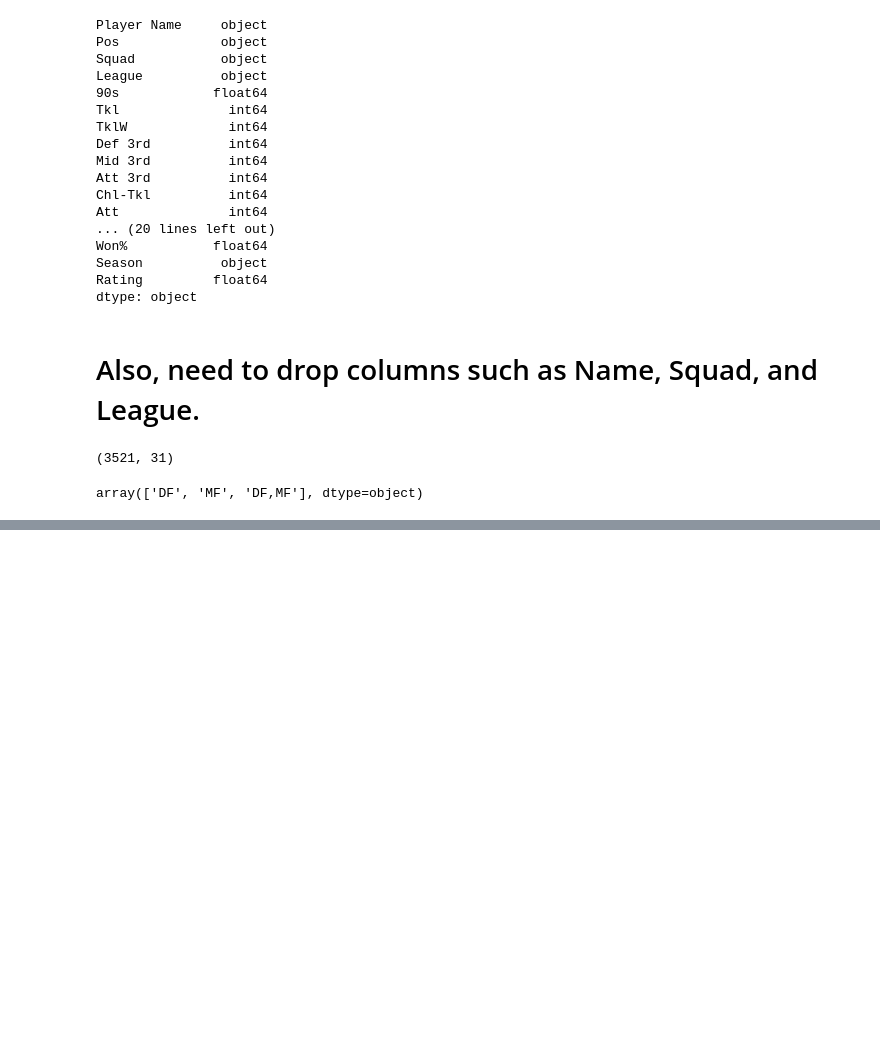
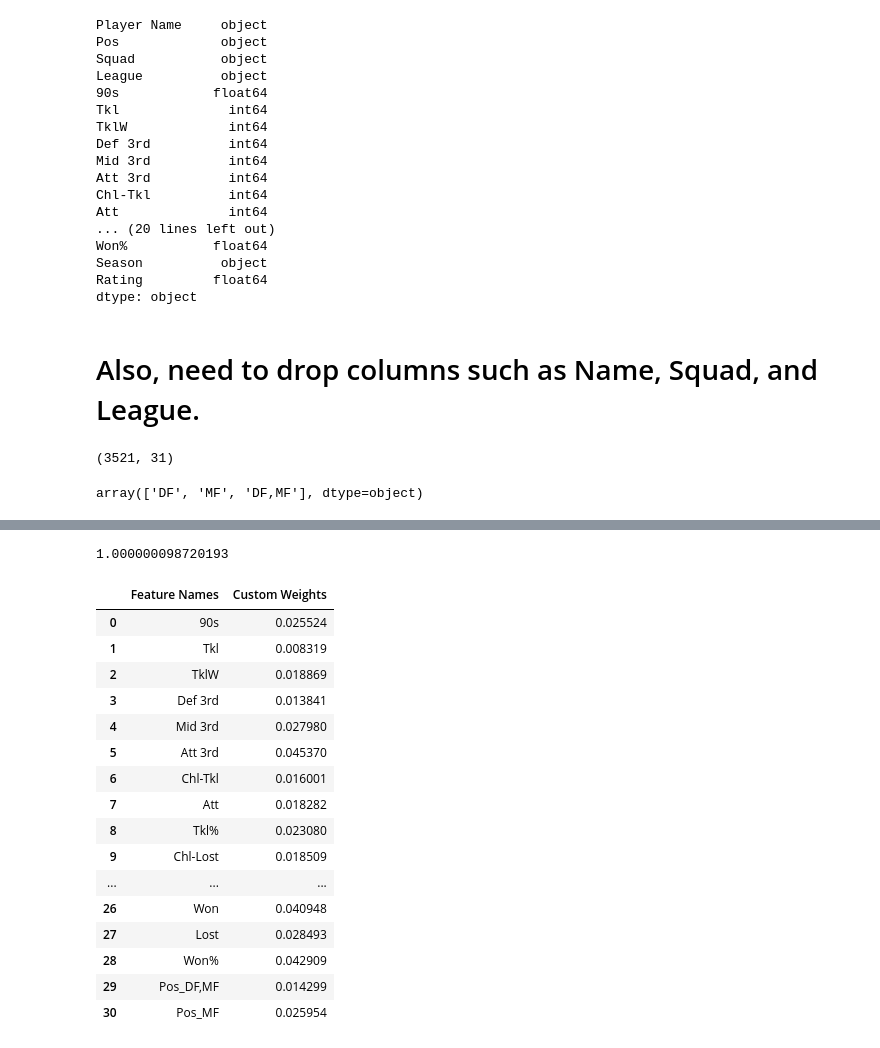
Before and after one commit to rvelez1005/SARG-Defender-Analytics, a Jupyter notebook: defender_models.ipynb, the cells around one changed output, grey strips where cells are left out. Drawn from its saved outputs; the diff is of its cells as text; code cells hidden in the pictures; blank space fills up the shorter version.

```diff
--- a/defender_models.ipynb
+++ b/defender_models.ipynb
@@ -265,0 +512,2 @@ plot_residuals(y_test, y_pred_gb, "Gradient Boosting")
+# %%
+xgb_model.fit(X_final_train, y_final_train)
@@ -265,0 +544,33 @@ plot_residuals(y_test, y_pred_gb, "Gradient Boosting")
+# %%
+sum(xgb_model.feature_importances_)
+# %% [output]
+1.000000098720193
+# %%
+custom_weights = xgb_model.feature_importances_.copy()
+# %%
+feature_names = gb_model.feature_names_in_
+# %%
+features_weights_df = pd.DataFrame({
+    'Feature Names': feature_names,
+    'Custom Weights': custom_weights
+})
+# %%
+features_weights_df
+# %% [output]
+|  | Feature Names | Custom Weights |
+| 0 | 90s | 0.025524 |
+| 1 | Tkl | 0.008319 |
+| 2 | TklW | 0.018869 |
+| 3 | Def 3rd | 0.013841 |
+| 4 | Mid 3rd | 0.027980 |
+| 5 | Att 3rd | 0.045370 |
+| 6 | Chl-Tkl | 0.016001 |
+| 7 | Att | 0.018282 |
+| 8 | Tkl% | 0.023080 |
+| 9 | Chl-Lost | 0.018509 |
+| ... | ... | ... |
+| 26 | Won | 0.040948 |
+| 27 | Lost | 0.028493 |
+| 28 | Won% | 0.042909 |
+| 29 | Pos_DF,MF | 0.014299 |
+| 30 | Pos_MF | 0.025954 |
```
Also changed, not shown: parts of 47 cells of this notebook.
